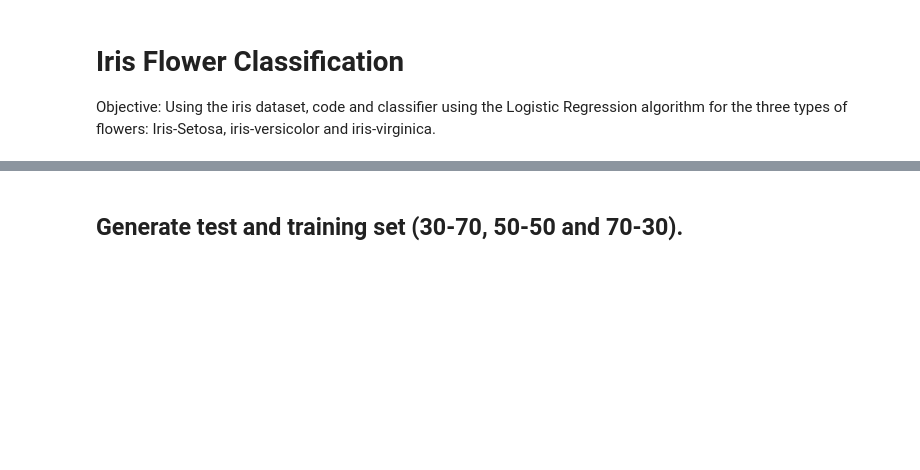
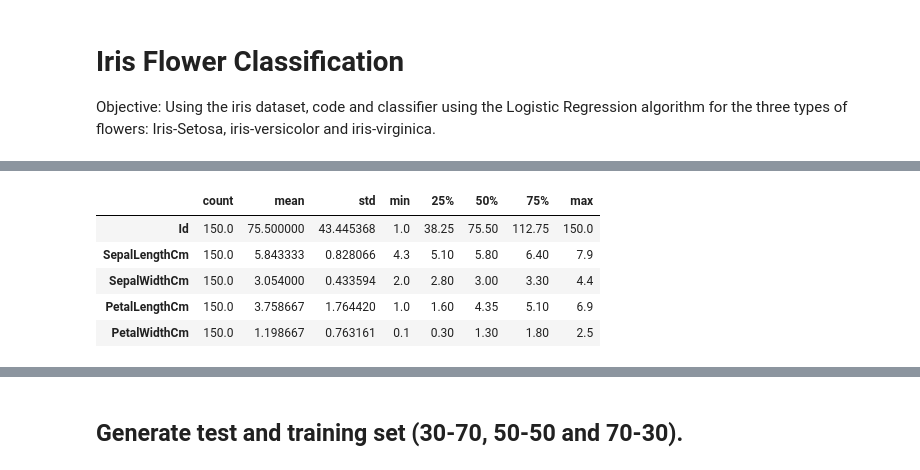
Before and after one commit to BamCurti/ml-notes, a Jupyter notebook: lab/2_iris/2_iris.ipynb, the cells around one changed output, grey strips where cells are left out. Drawn from its saved outputs; the diff is of its cells as text; code cells hidden in the pictures; blank space fills up the shorter version.

```diff
--- a/lab/2_iris/2_iris.ipynb
+++ b/lab/2_iris/2_iris.ipynb
@@ -8,0 +30,9 @@ df = pd.read_csv('./Iris.csv')
+# %%
+df.describe().T
+# %% [output]
+|  | count | mean | std | min | 25% | 50% | 75% | max |
+| Id | 150.0 | 75.500000 | 43.445368 | 1.0 | 38.25 | 75.50 | 112.75 | 150.0 |
+| SepalLengthCm | 150.0 | 5.843333 | 0.828066 | 4.3 | 5.10 | 5.80 | 6.40 | 7.9 |
+| SepalWidthCm | 150.0 | 3.054000 | 0.433594 | 2.0 | 2.80 | 3.00 | 3.30 | 4.4 |
+| PetalLengthCm | 150.0 | 3.758667 | 1.764420 | 1.0 | 1.60 | 4.35 | 5.10 | 6.9 |
+| PetalWidthCm | 150.0 | 1.198667 | 0.763161 | 0.1 | 0.30 | 1.30 | 1.80 | 2.5 |
```
Also changed, not shown: parts of 18 cells of this notebook.
